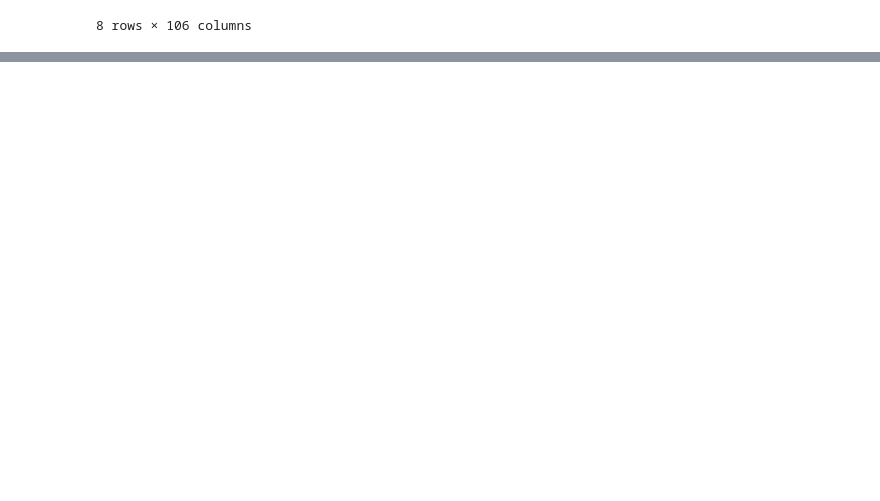
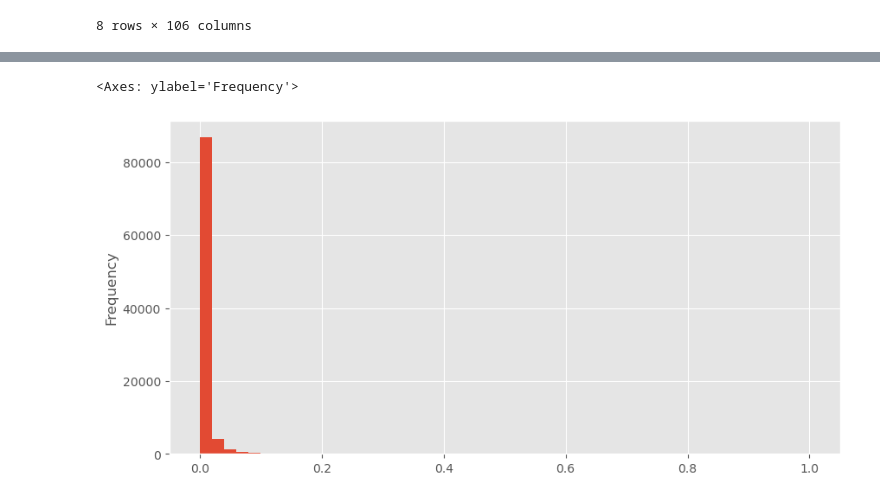
Before and after one commit to zeerafle/hci-scorecard-model, a Jupyter notebook: notebook.ipynb, the cells around one changed output, grey strips where cells are left out. Drawn from its saved outputs; the diff is of its cells as text; code cells hidden in the pictures; blank space fills up the shorter version.

```diff
--- a/notebook.ipynb
+++ b/notebook.ipynb
@@ -185,0 +388,9 @@ bureau_df.describe()
+# %%
+def fill_na_with_median(column: pd.Series):
+    return column.fillna(column.median())
+
+def is_numeric_and_continuous(column: pd.Series):
+    return column.dtype.kind in 'fi' and column.nunique() / column.shape[0] > 0.01
+
+df = df.apply(lambda x: fill_na_with_median(x) if is_numeric_and_continuous(x) and x.name not in excluded_column else x)
+df.head()
@@ -185,0 +432,5 @@ bureau_df.describe()
+# %%
+df['NONLIVINGAPARTMENTS_AVG'].plot(kind='hist', bins=50, figsize=(10, 5))
+# %% [output]
+<Axes: ylabel='Frequency'>
+[figure, added]
```
Also changed, not shown: parts of 42 cells of this notebook, 1 other file.
